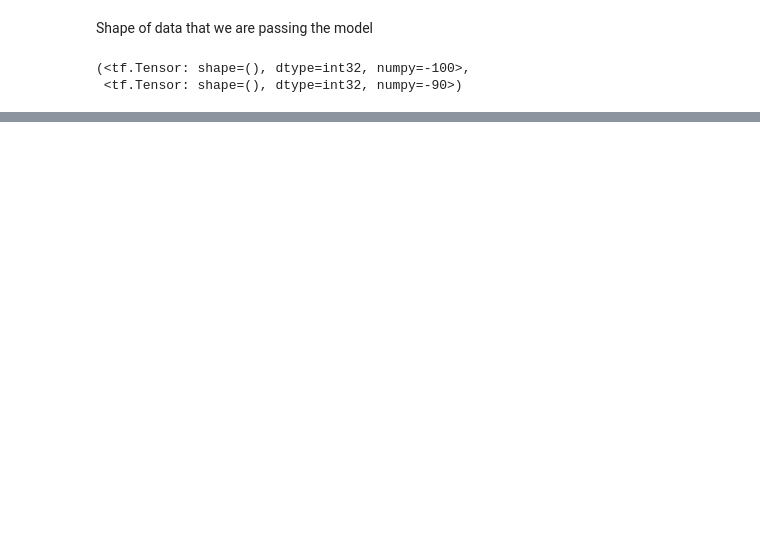
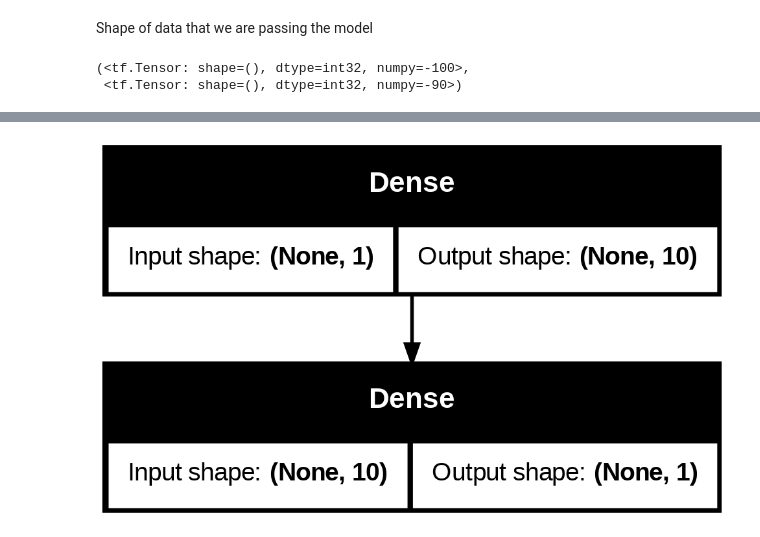
Before and after one commit to murali-marimekala/tensorflow_deeplearning_bootcamp, a Jupyter notebook: 3_Neural_Network_Regressions_with_Tensorflow/Neural_Network_Regressino_with_Tensorflow.ipynb, the cells around one changed output, grey strips where cells are left out. Cells and saved outputs as stored; diff of their text form; code cells hidden in the pictures; blank space fills up the shorter version.

Commit message:
Created using Colab : Visualizing the models

```diff
--- a/3_Neural_Network_Regressions_with_Tensorflow/Neural_Network_Regressino_with_Tensorflow.ipynb
+++ b/3_Neural_Network_Regressions_with_Tensorflow/Neural_Network_Regressino_with_Tensorflow.ipynb
@@ -492,4 +490,5 @@ model.compile(loss= tf.keras.losses.mae,
               metrics = ["mae"])
 
 #3. Fit the model
-model.fit(X_train, y_train, epochs=100)
+#model.fit(X_train, y_train, epochs=100)
+model.build(input_shape=[None, 1])
@@ -537,15 +520,17 @@ X[0], y[0]
 # %%
 #Lets create a model which builds automatically by defining the input shape argument
+tf.random.set_seed(42)
 
-tf.random.set_seed(42)
 #create the model
 model =  tf.keras.Sequential([
-    tf.keras.layers.Dense(1, input_shape=[1]) #Dense means fully connected layer. All neurons connected to all neurons in next layer
+    tf.keras.layers.Dense(10, input_shape=[1]), #Dense means fully connected layer. All neurons connected to all neurons in next layer
+    tf.keras.layers.Dense(1) #output later with 1 unit to match the shape of y_train
 ])
 
 #2. Compile the model
 model.compile(loss= tf.keras.losses.mae,
               optimizer = tf.keras.optimizers.SGD(),
               metrics = ["mae"])
+
 #3. Fit the model
 model.fit(X_train, y_train, epochs=100)
@@ -551,0 +580,6 @@ model.fit(X_train, y_train, epochs=100)
+# %%
+#Lets visualize our model
+from tensorflow.keras.utils import plot_model
+plot_model(model=model,show_shapes=True)
+# %% [output]
+[figure, added]
```
Also changed, not shown: parts of 22 cells of this notebook.
